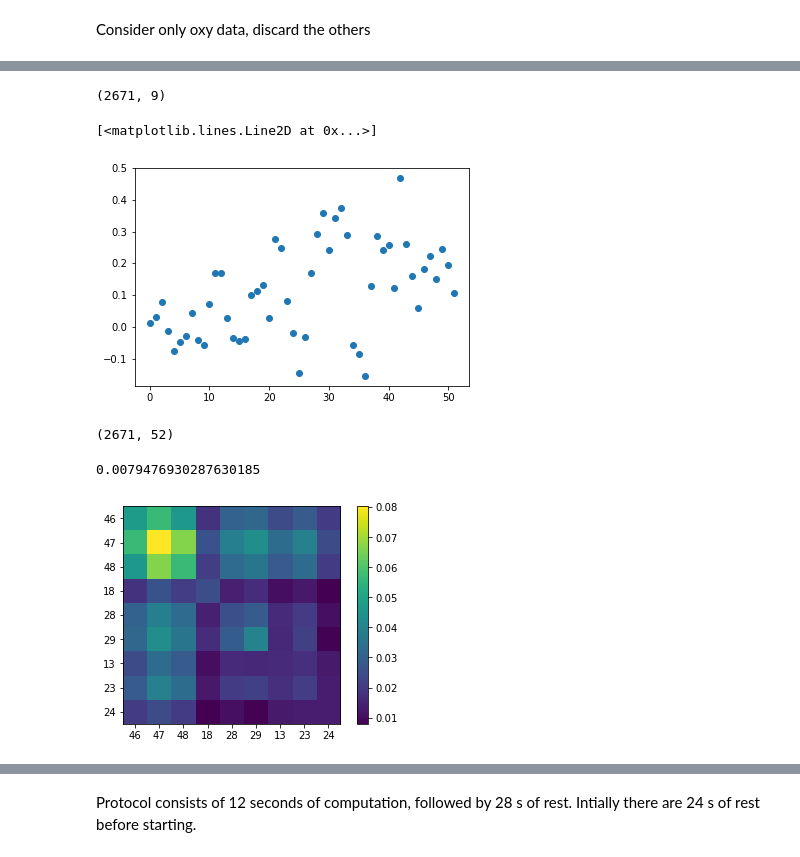
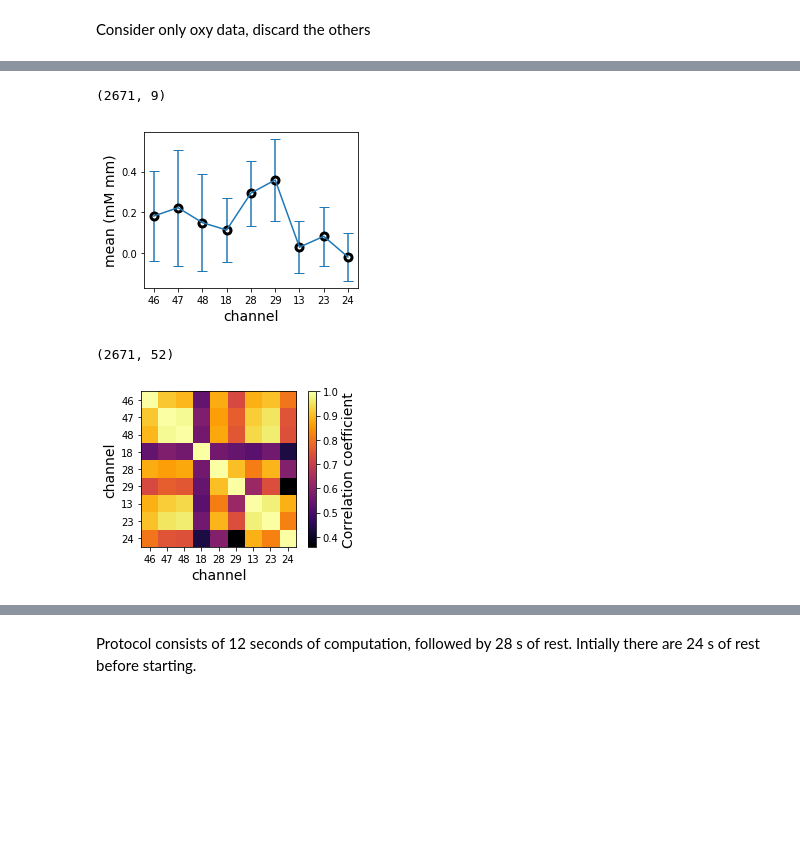
Before and after one commit to g-torr/data-driven, a Jupyter notebook: oxy.ipynb, the cells around one changed output, grey strips where cells are left out. Saved outputs shown, nothing was run; the diff lists cells and outputs as text; code cells hidden in the pictures; blank space fills up the shorter version.

Commit message:
correlation coefficient added

```diff
--- a/oxy.ipynb
+++ b/oxy.ipynb
@@ -47,23 +47,34 @@ title("ROI3")
-# %%
-signal=oxy[:,roi1+roi2+roi3]
-print(shape(signal))
-plot(mean(oxy,axis=0),"o")
-# %% [output]
-(2671, 9)
-[<matplotlib.lines.Line2D at 0x...>]
-[figure, removed]
+# %%
+figure(figsize=(4,3))
+signal=oxy[:,roi1+roi2+roi3]
+print(shape(signal))
+plot(mean(signal,axis=0),"wo",mec="k",ms=7,mew=3)
+errorbar(arange(len(roi1+roi2+roi3)),mean(signal,axis=0),std(signal,axis=0),capsize=5)
+ax=gca()
+ax.set_xticks(arange(len(roi1+roi2+roi3)))
+ax.set_xticklabels(roi1+roi2+roi3)
+xlabel("channel",fontsize=14)
+ylabel("mean (mM mm)",fontsize=14)
+tight_layout()
+#savefig("./figure/mean.pdf")
+# %% [output]
+(2671, 9)
+[figure, added]
 # %%
-imshow(cov(oxy[:,roi1+roi2+roi3],rowvar=False))
+figure(figsize=(4,3))
+imshow(corrcoef(oxy[:,roi1+roi2+roi3],rowvar=False),aspect="equal",cmap="inferno")
 print(shape(oxy))
 ax=gca()
 ax.set_xticks(arange(len(roi1+roi2+roi3)))
 ax.set_yticks(arange(len(roi1+roi2+roi3)))
-
+xlabel("channel",fontsize=14)
+ylabel("channel",fontsize=14)
 ax.set_xticklabels(roi1+roi2+roi3)
 ax.set_yticklabels(roi1+roi2+roi3)
-colorbar()
-cov(oxy[:,roi1+roi2+roi3],rowvar=False).min()
+cbar=colorbar(orientation="vertical")
+cbar.set_label('Correlation coefficient',fontsize=14)
+tight_layout()
+savefig("./figure/covariance.pdf")
 # %% [output]
 (2671, 52)
-0.0079476930287630185
-[figure, old version]
+[figure, new version]
```
Also changed, not shown: parts of 7 cells of this notebook, 3 other files.
